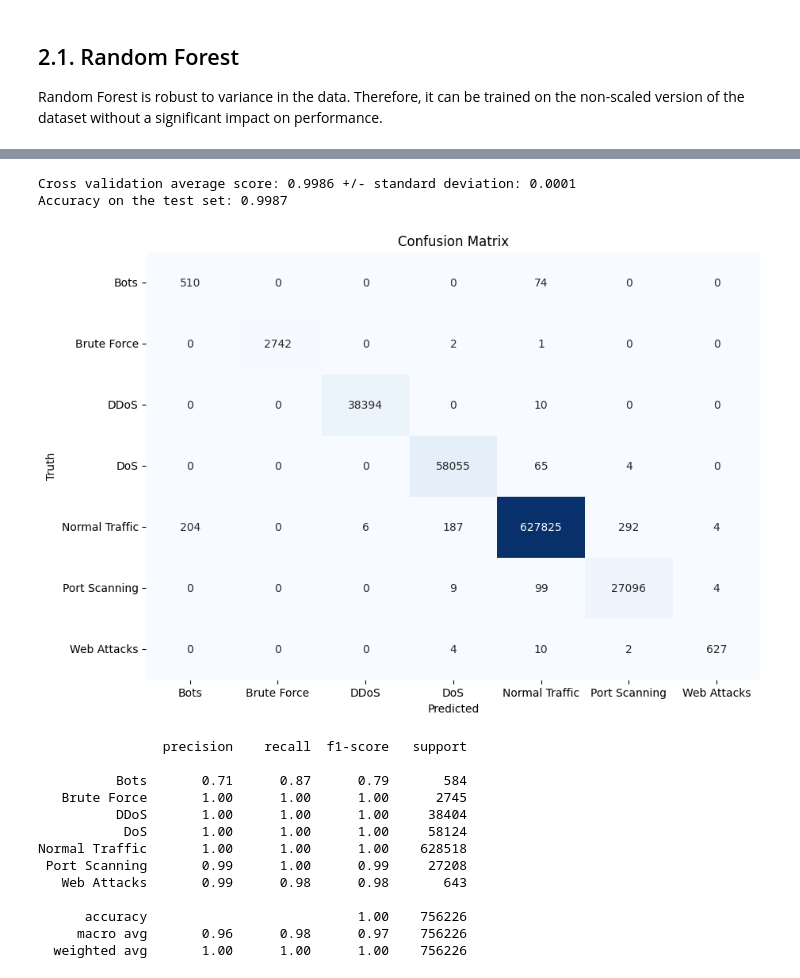
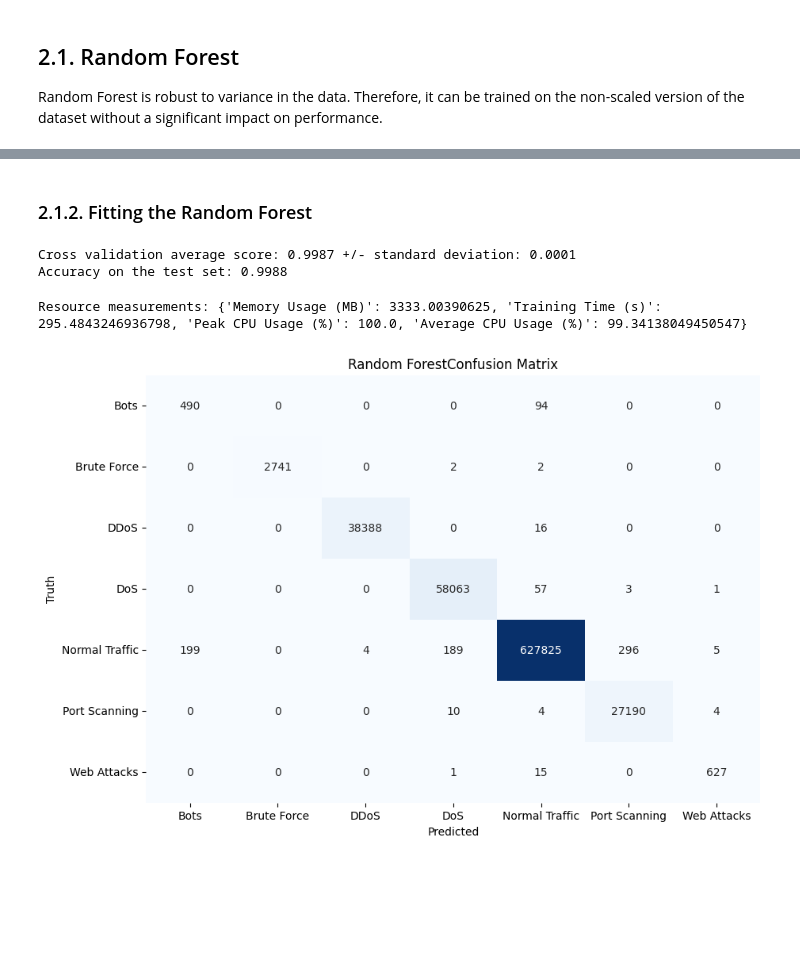
Before and after one commit to anacletu/ml-intrusion-detection-cicids2017, a Jupyter notebook: cicids2017-machine-learning-models-comparison.ipynb, the cells around one changed output, grey strips where cells are left out. Drawn from its saved outputs; the diff is of its cells as text; code cells hidden in the pictures; blank space fills up the shorter version.

Commit message:
Kaggle Notebook | CICIDS2017 - Machine Learning Models Comparison | Version 2

```diff
--- a/cicids2017-machine-learning-models-comparison.ipynb
+++ b/cicids2017-machine-learning-models-comparison.ipynb
@@ -127,12 +410,11 @@ Random Forest is robust to variance in the data. Therefore, it can be trained on
 # %%
 # Creating the Random Forest Classifier
-rf = RandomForestClassifier(n_estimators=100, random_state=42, n_jobs=-1)
-
-# Fitting the model
-rf.fit(X_train_resampled, y_train_resampled)
-
-# Cross validation
-cv_scores = cross_val_score(rf, X_train_resampled, y_train_resampled, cv=5)
-
-# Making predictions
-y_pred_clean = rf.predict(X_test_clean)
+rf_model = RandomForestClassifier(random_state=42, n_jobs=-1)
+# %%
+# Saving results with the standard parameters
+cv_sc_rf = cross_val_score(rf_model, X_train_resampled, y_train_resampled, cv=3, n_jobs=-1)
+cv_sc_rf = np.mean(cv_sc_rf)
+
+# Apply RandomizedSearchCV
+random_search_rf = RandomizedSearchCV(estimator=rf_model, param_distributions=param_grid, n_iter=20, cv=3, n_jobs=-1, verbose=2)
+random_search_rf.fit(X_train_resampled, y_train_resampled)
@@ -138,0 +458,7 @@ y_pred_clean = rf.predict(X_test_clean)
+# %%
+# Get the best parameters
+print(f'Best Parameters: {random_search_rf.best_params_}')
+print(f"Best Cross-Validation Score: {random_search_rf.best_score_}")
+print(f"Cross-Validation from Standard: {cv_sc_rf}")
+
+best_params_rf = random_search_rf.best_params_ if random_search_rf.best_score_ > cv_sc_rf else None
@@ -139,38 +482,35 @@ y_pred_clean = rf.predict(X_test_clean)
+# %% [markdown]
+### 2.1.2. Fitting the Random Forest
+# %%
+# Fitting the model
+cv_scores_rf, measurement_rf, rf_model = apply_rf(X_train_resampled, y_train_resampled, best_params=best_params_rf)
+
+# Making predictions
+y_pred_rf = rf_model.predict(X_test)
 # %%
 # Evaluating the model performance on the cross validation set vs accuracy on the test set
-cv_scores_mean = np.mean(cv_scores)
-print(f'Cross validation average score: {cv_scores_mean:.4f} +/- standard deviation: {np.std(cv_scores):.4f}')
+cv_scores_mean_rf = np.mean(cv_scores_rf)
+print(f'Cross validation average score: {cv_scores_mean_rf:.4f} +/- standard deviation: {np.std(cv_scores_rf):.4f}')
 
-accuracy = accuracy_score(y_test_clean, y_pred_clean)
-print(f'Accuracy on the test set: {accuracy:.4f}')
+accuracy_rf = accuracy_score(y_test, y_pred_rf)
+print(f'Accuracy on the test set: {accuracy_rf:.4f}')
 # %% [output]
-Cross validation average score: 0.9986 +/- standard deviation: 0.0001
-Accuracy on the test set: 0.9987
+Cross validation average score: 0.9987 +/- standard deviation: 0.0001
+Accuracy on the test set: 0.9988
+# %%
+# Checking computational cost
+print("Resource measurements:", measurement_rf)
+# %% [output]
+Resource measurements: {'Memory Usage (MB)': 3333.00390625, 'Training Time (s)': 295.4843246936798, 'Peak CPU Usage (%)': 100.0, 'Average CPU Usage (%)': 99.34138049450547}
 # %%
 # Evaluating the model via confusion matrix
-cm = confusion_matrix(y_test_clean, y_pred_clean)
+cm_rf = confusion_matrix(y_test, y_pred_rf)
 
 plt.figure(figsize=(10, 7))
-sns.heatmap(cm, annot=True, fmt='d', xticklabels=rf.classes_, yticklabels=rf.classes_, cmap='Blues', cbar=False)
+sns.heatmap(cm_rf, annot=True, fmt='d', xticklabels=rf_model.classes_, yticklabels=rf_model.classes_, cmap='Blues', cbar=False)
 plt.xlabel('Predicted')
 plt.ylabel('Truth')
-plt.title('Confusion Matrix')
+plt.title('Random ForestConfusion Matrix')
 plt.show()
 # %% [output]
-[figure, old version]
+[figure, new version]
-# %%
-print(classification_report(y_test_clean, y_pred_clean))
-# %% [output]
-                precision    recall  f1-score   support
-
-          Bots       0.71      0.87      0.79       584
-   Brute Force       1.00      1.00      1.00      2745
-          DDoS       1.00      1.00      1.00     38404
-           DoS       1.00      1.00      1.00     58124
-Normal Traffic       1.00      1.00      1.00    628518
- Port Scanning       0.99      1.00      0.99     27208
-   Web Attacks       0.99      0.98      0.98       643
-
-      accuracy                           1.00    756226
-     macro avg       0.96      0.98      0.97    756226
-  weighted avg       1.00      1.00      1.00    756226
```
Also changed, not shown: parts of 60 cells of this notebook.
